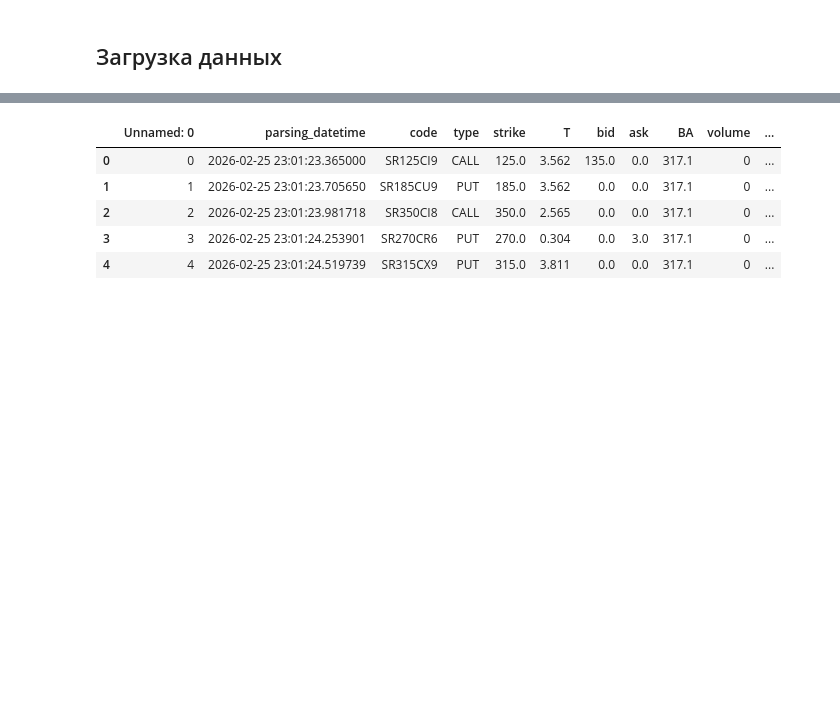
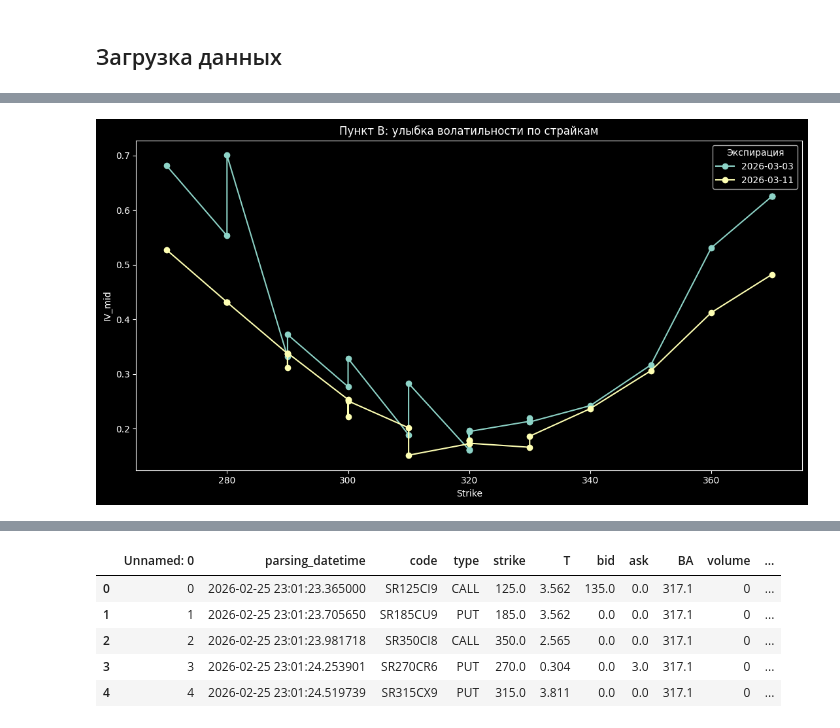
Before and after one commit to Vlad-prog-bit/msu_profinanse, a Jupyter notebook: Options.ipynb, the cells around one changed output, grey strips where cells are left out. Cells and saved outputs as stored; diff of their text form; code cells hidden in the pictures; blank space fills up the shorter version.

```diff
--- a/Options.ipynb
+++ b/Options.ipynb
@@ -270,0 +528,90 @@ class Black_Sholse:
+# %%
+def task_B_iv_smile(options, latest_hist_vol):
+    b_df = options.copy()
+
+    valid_mask = (
+        (b_df['mid'] > 0) &
+        (b_df['T'] > 0) &
+        (b_df['strike'] > 0) &
+        (b_df['BA'] > 0)
+    )
+
+    b_df['IV_mid'] = np.nan
+
+    b_df.loc[valid_mask, 'IV_mid'] = b_df.loc[valid_mask].apply(
+        lambda row: implied_volatility_mid(
+            mid_price=row['mid'],
+            spot=row['BA'],
+            strike=row['strike'],
+            time_to_expiry=row['T'],
+            rate=RISK_FREE_RATE,
+            option_type=row['type']
+        ),
+        axis=1
+    )
+
+    b_df.to_csv(OUTPUT_DIR / 'B_options_with_iv.csv', index=False)
+
+    summary_rows = []
+    for expiry, x in b_df.groupby('expiration_date'):
+        row = {
+            'expiration_date': expiry,
+            'contracts_total': len(x),
+            'contracts_with_iv': int(x['IV_mid'].notna().sum()),
+            'iv_coverage_pct': round(100 * x['IV_mid'].notna().mean(), 2),
+            'median_iv': round(x['IV_mid'].median(), 4) if x['IV_mid'].notna().any() else np.nan,
+            'std_iv': round(x['IV_mid'].std(), 4) if x['IV_mid'].notna().any() else np.nan,
+            'median_spread_pct': round(x['spread_pct'].median(), 4) if x['spread_pct'].notna().any() else np.nan,
+            'median_volume': round(x['volume'].median(), 2) if x['volume'].notna().any() else np.nan
+        }
+        summary_rows.append(row)
+
+    iv_summary = pd.DataFrame(summary_rows).sort_values('expiration_date')
+    print('Сводка по IV:')
+    print(iv_summary.head(10))
+    selected_expiries = nearest_expiries(b_df, n=N_NEAREST_EXPIRIES)
+    smile_df = b_df[
+        (b_df['expiration_date'].isin(selected_expiries)) &
+        (b_df['IV_mid'].notna())
+    ].copy()
+
+    plt.figure(figsize=(11, 6))
+    for expiry in selected_expiries:
+        temp = smile_df[smile_df['expiration_date'] == expiry].sort_values('strike')
+
+        if len(temp) > 0:
+            plt.plot(
+                temp['strike'],
+                temp['IV_mid'],
+                marker='o',
+                label=str(expiry.date())
+            )
+
+    plt.title('Пункт B: улыбка волатильности по страйкам')
+    plt.xlabel('Strike')
+    plt.ylabel('IV_mid')
+    plt.legend(title='Экспирация')
+    plt.tight_layout()
+    plt.show()
+    plt.figure(figsize=(11, 6))
+    for expiry in selected_expiries:
+        temp = smile_df[smile_df['expiration_date'] == expiry].sort_values('moneyness')
+
+        if len(temp) > 0:
+            plt.scatter(
+                temp['moneyness'],
+                temp['IV_mid'],
+                s=np.clip(temp['volume'], 20, 500),
+                label=str(expiry.date())
+            )
+
+    plt.axvline(1.0, linestyle='--')
+    plt.axhline(latest_hist_vol, linestyle=':', label=f'Hist vol ({USE_VOL_COLUMN}) annualized')
+    plt.title('Пункт B: IV по moneyness')
+    plt.xlabel('Moneyness = BA / strike')
+    plt.ylabel('IV_mid')
+    plt.legend(title='Экспирация')
+    plt.tight_layout()
+    plt.show()
+task_B_iv_smile(options, latest_hist_vol)
+# %% [output]
@@ -270,0 +635 @@ class Black_Sholse:
+[figure, added]
```
Also changed, not shown: parts of 21 cells of this notebook, 7 other files.
